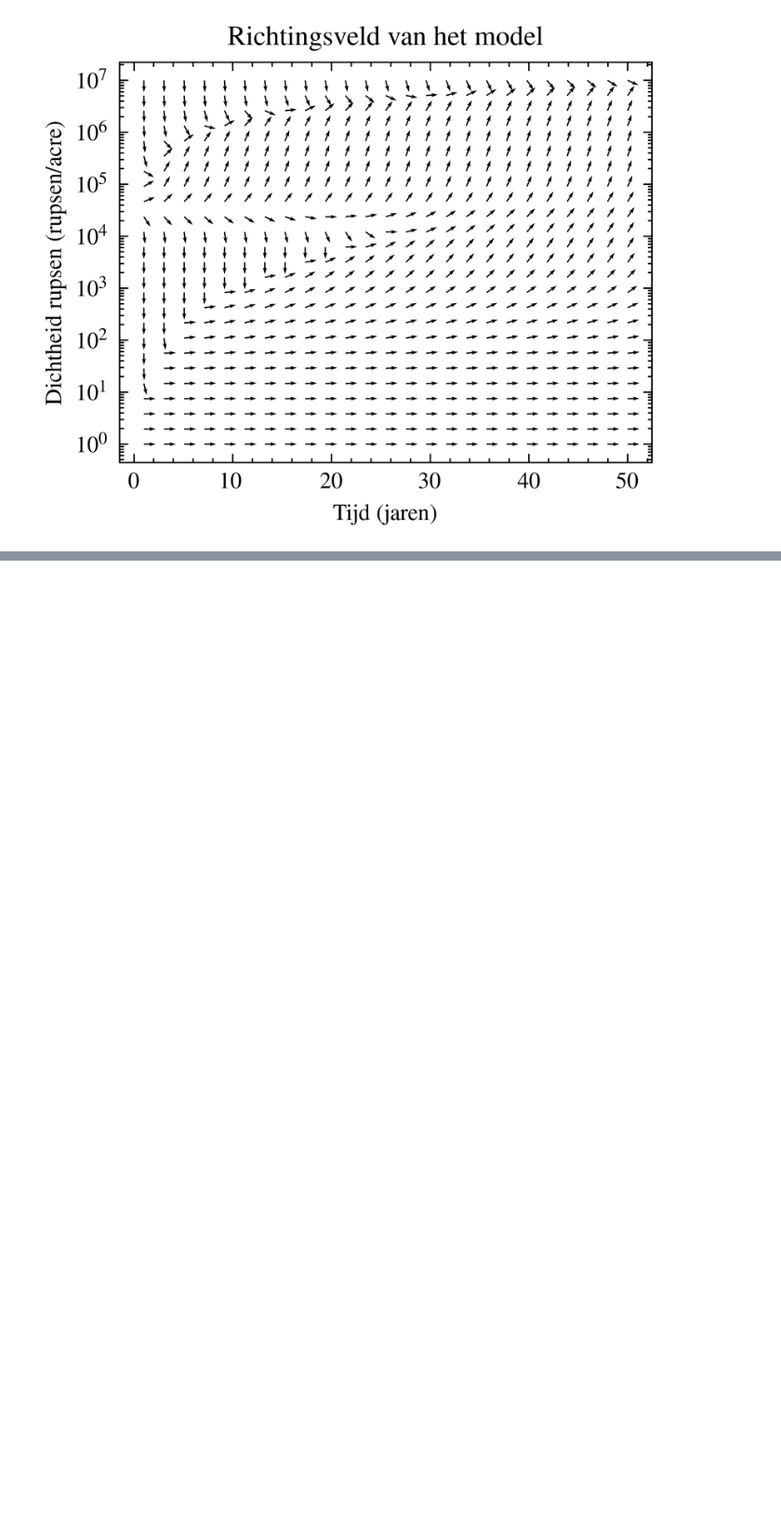
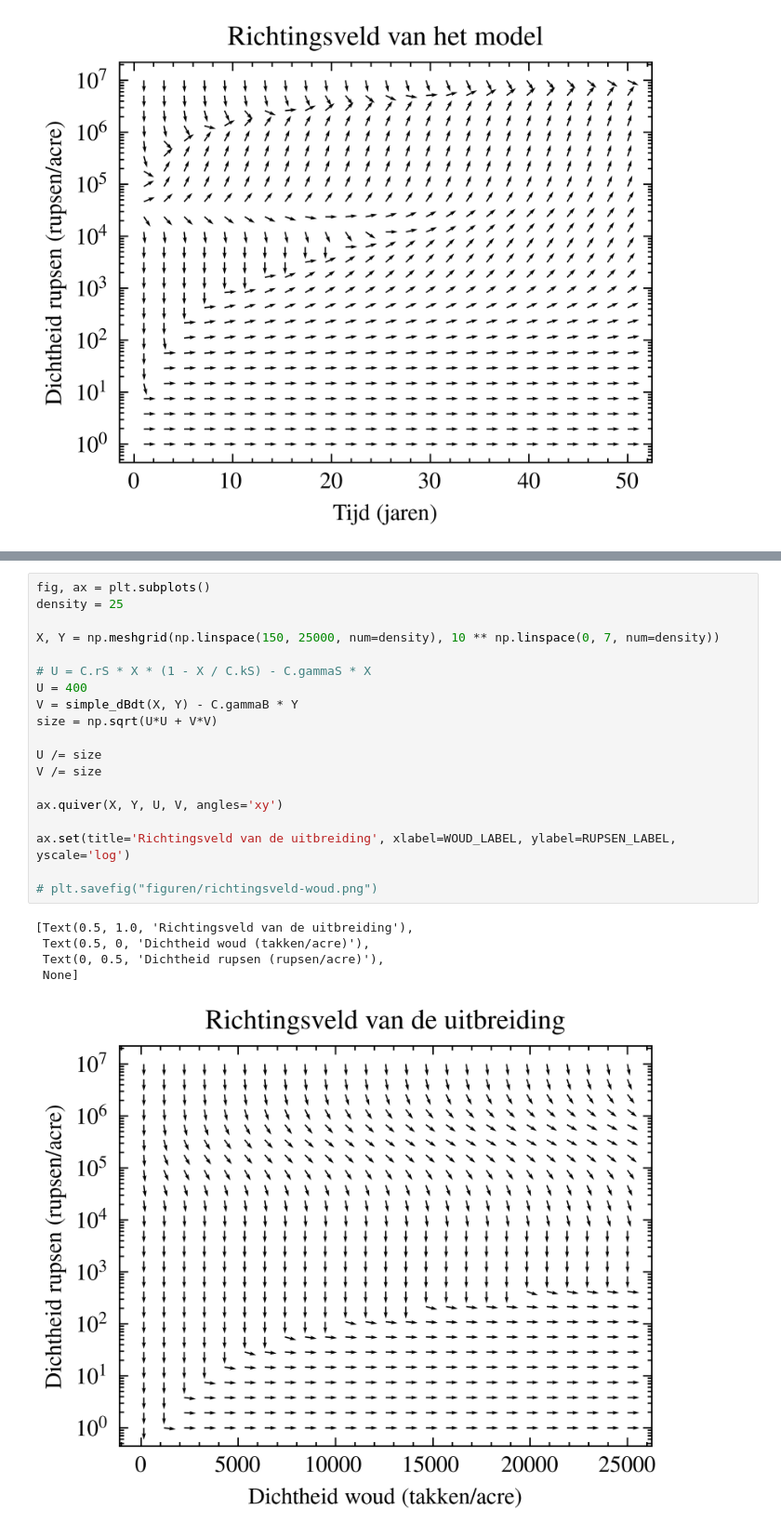
Before and after one commit to SteefCoder/conifeerrups, a Jupyter notebook: figuren.ipynb, the cells around one changed output, grey strips where cells are left out. Shown at 93% size. Cells and saved outputs as stored; diff of their text form; blank space fills up the shorter version.

```diff
--- a/figuren.ipynb
+++ b/figuren.ipynb
@@ -205,0 +270,25 @@ plt.savefig("figuren/richtingsveld-tijd.png")
+# %%
+fig, ax = plt.subplots()
+density = 25
+
+X, Y = np.meshgrid(np.linspace(150, 25000, num=density), 10 ** np.linspace(0, 7, num=density))
+
+# U = C.rS * X * (1 - X / C.kS) - C.gammaS * X
+U = 400
+V = simple_dBdt(X, Y) - C.gammaB * Y
+size = np.sqrt(U*U + V*V)
+
+U /= size
+V /= size
+
+ax.quiver(X, Y, U, V, angles='xy')
+
+ax.set(title='Richtingsveld van de uitbreiding', xlabel=WOUD_LABEL, ylabel=RUPSEN_LABEL, yscale='log')
+
+# plt.savefig("figuren/richtingsveld-woud.png")
+# %% [output]
+[Text(0.5, 1.0, 'Richtingsveld van de uitbreiding'),
+ Text(0.5, 0, 'Dichtheid woud (takken/acre)'),
+ Text(0, 0.5, 'Dichtheid rupsen (rupsen/acre)'),
+ None]
+[figure, added]
```
Also changed, not shown: parts of 11 cells of this notebook, 2 other files.
